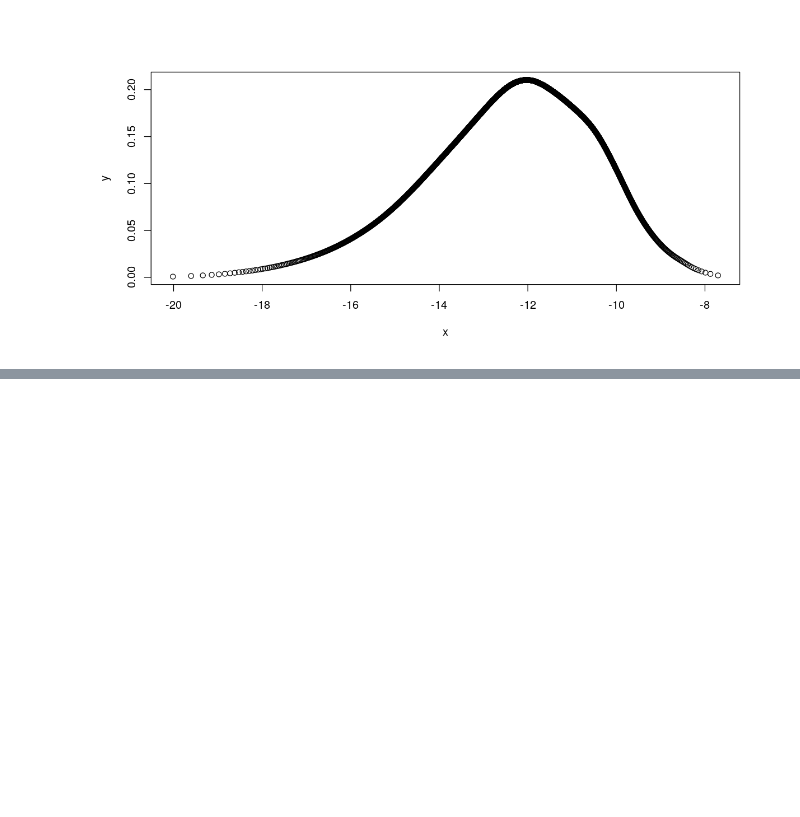
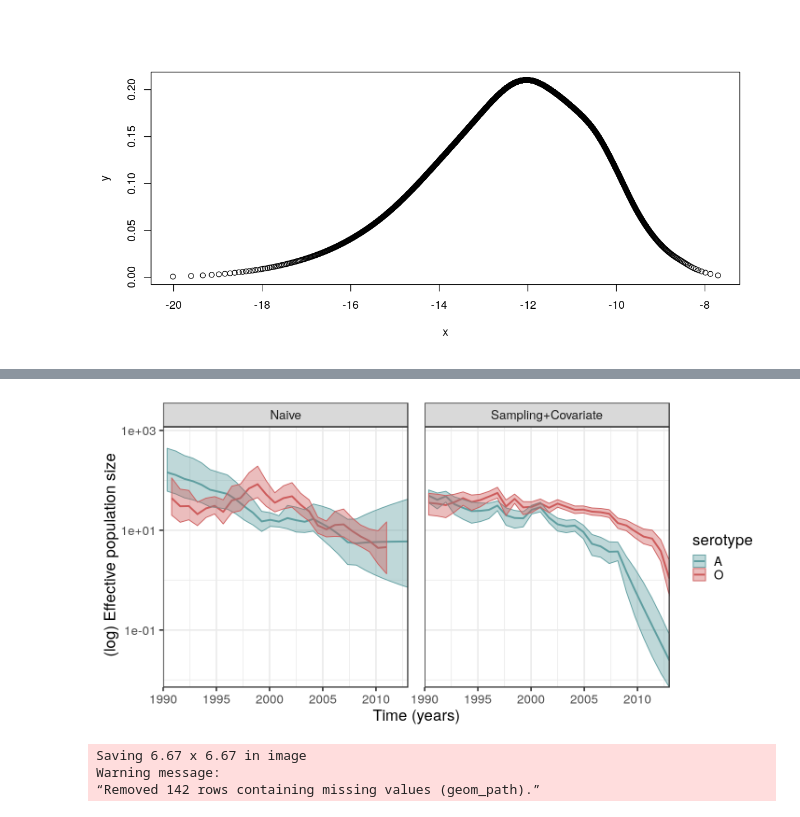
Before and after one commit to maxbiostat/FMDV_AMERICA, a Jupyter notebook: CODE/notebooks/BNPR_analysis_covariates.ipynb, the cells around one changed output, grey strips where cells are left out. Drawn from its saved outputs; the diff is of its cells as text; code cells hidden in the pictures; blank space fills up the shorter version.

```diff
--- a/CODE/notebooks/BNPR_analysis_covariates.ipynb
+++ b/CODE/notebooks/BNPR_analysis_covariates.ipynb
@@ -204,0 +291,19 @@ plot(INLA::inla.tmarginal(function(x) x, reconstructions.A[[1]]$preferential_cov
+# %%
+p1 <- ggplot(data = subset(FMDV_effpop), aes(x = time, y = median,
+                                                         colour = serotype, fill = serotype)) +
+    geom_line(size = 1.1) +
+    geom_ribbon(aes(ymin = lwr, ymax = upr), alpha = .4) +
+    facet_grid(.~method) +
+#     geom_line(data = all.cases, size = 1.2,
+#              mapping = aes(x = time, y = cases)) +
+    scale_x_continuous("Time (years)", expand = c(0, 0), lim = c(1990, 2013)) +
+    scale_y_log10(" (log) Effective population size", expand = c(0, 0)) +
+    theme_bw(base_size = 20) +
+    theme(panel.spacing.x=unit(1.5, "lines")) +
+    scale_colour_manual(values=c("cadetblue", "indianred")) +
+    scale_fill_manual(values=c("cadetblue", "indianred")) +
+    guides(shape = guide_legend(override.aes = list(size = 3, alpha = 1))) +
+NULL
+# %%
+p1
+# %% [output]
@@ -204,0 +312,8 @@ plot(INLA::inla.tmarginal(function(x) x, reconstructions.A[[1]]$preferential_cov
+[figure, added]
+# %%
+ggsave(plot = p1, width = 12, height = 6,
+       filename = "../../FIGURES/PLOTS/population_size_reconstructions_1990s.pdf")
+# %% [output]
+Saving 6.67 x 6.67 in image
+Warning message:
+“Removed 142 rows containing missing values (geom_path).”
```
Also changed, not shown: parts of 14 cells of this notebook.
